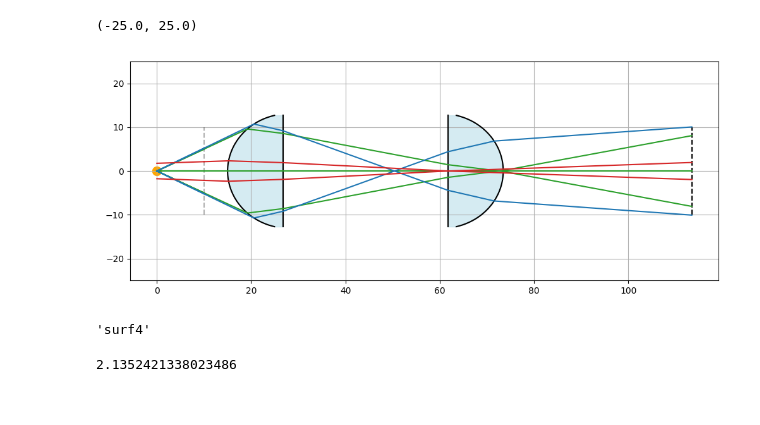
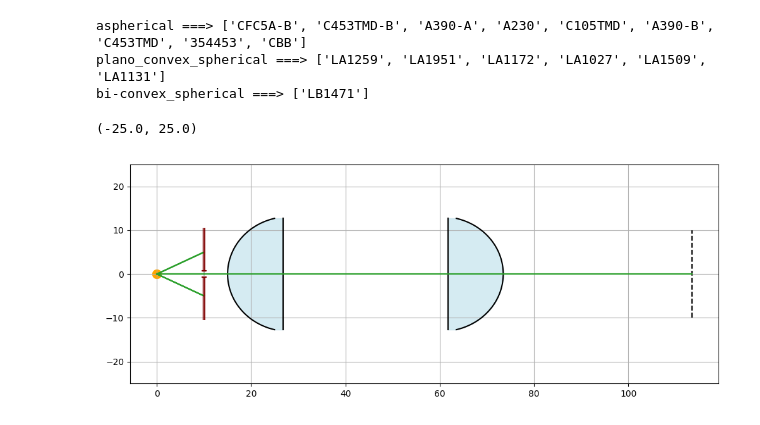
Before and after one commit to mshamdan/Ray, a Jupyter notebook: Example.ipynb, the cells around one changed output. Cells and saved outputs as stored; diff of their text form; code cells hidden in the pictures.

```diff
--- a/Example.ipynb
+++ b/Example.ipynb
@@ -37,0 +58,6 @@ RT.set_Stop(1.5, 2)
+# %%
+RT.All_Lenses_Printing()
+# %% [output]
+aspherical ===> ['CFC5A-B', 'C453TMD-B', 'A390-A', 'A230', 'C105TMD', 'A390-B', 'C453TMD', '354453', 'CBB']
+plano_convex_spherical ===> ['LA1259', 'LA1951', 'LA1172', 'LA1027', 'LA1509', 'LA1131']
+bi-convex_spherical ===> ['LB1471']
@@ -38,33 +91,26 @@ RT.set_Stop(1.5, 2)
 # %%
 fig,ax= plt.subplots(figsize=(10,4), tight_layout=True)
 
-lens_layout=True
-ST_Active=False
-show_obj= True
+ST_Active= True
+show_obj=  True
 xscale='linear'
 yscale='linear'
+Lens_layout= True
 
-fig,ax, Results= RT.Plot_System(fig,ax, 3,ST_Active=ST_Active, show_obj= show_obj,xscale=xscale, yscale=yscale,
-                                solver= 'default',ray_color='tab:green', lens_layout=True)
+fig,ax, Results= RT.Plot_System(fig,ax, 3, ST_Active=ST_Active, show_obj= show_obj,xscale=xscale, yscale=xscale,
+                                solver= 'default',ray_color='tab:green', lens_layout=Lens_layout)
+# Lens_layout=False
+# fig,ax, Results= RT.Plot_System(fig,ax, 4,  ST_Active=ST_Active, show_obj= show_obj,xscale=xscale, yscale=xscale,
+#                                 solver= 'marginal',ray_color='tab:blue', lens_layout=Lens_layout, marginal_ang_tol=1e-8)
 
-fig,ax, Results= RT.Plot_System(fig,ax, 4,  ST_Active=ST_Active, show_obj= show_obj,xscale=xscale, yscale=yscale,
-                                solver= 'marginal',ray_color='tab:blue', lens_layout= not lens_layout, marginal_ang_tol=1e-8)
+# Lens_layout=False
+# fig,ax, Results= RT.Plot_System(fig,ax, 4,  ST_Active=ST_Active, show_obj= show_obj,xscale=xscale, yscale=xscale,
+                                # solver= 'chief',ray_color='tab:red', lens_layout=Lens_layout, marginal_ang_tol=1e-8, FOV_deg=5, chief_guess=0)
 
-fig,ax, Results= RT.Plot_System(fig,ax, 4, ST_Active=ST_Active, show_obj= show_obj,xscale=xscale, yscale=yscale,
-                                solver= 'chief',ray_color='tab:red', lens_layout= not lens_layout, marginal_ang_tol=1e-8, FOV_deg=10, chief_guess=0)
-
-# fig,ax, Results= RT.Plot_System(fig,ax, 1, ST_Active=False, show_obj= True,xscale='linear', yscale='linear',
-# solver= 'arbitrary',ray_color='orange', lens_layout=False, y_mm=5.21, h_obj= 0) #u_rad= 0.08217798084502662+1e-3, h_obj=0)
+# fig,ax, Results= RT.Plot_System(fig,ax, 1, show_reference=False, ST_Active=False, show_obj= show_obj,xscale='linear', yscale='linear',
+# solver= 'arbitrary',ray_color='orange', lens_layout=False, linestyle='--', y_mm=2.1352429584920913, h_obj= 1.7632698070846498) #u_rad= 0.08217798084502662+1e-3, h_obj=0)
 
 ax.set_ylim(-25,25)
 # %% [output]
 (-25.0, 25.0)
-[figure, old version]
+[figure, new version]
-# %%
-RT.AST_surface
-# %% [output]
-'surf4'
-# %%
-RT.y_chief
-# %% [output]
-2.1352421338023486
```
Also changed, not shown: parts of 22 cells of this notebook.
